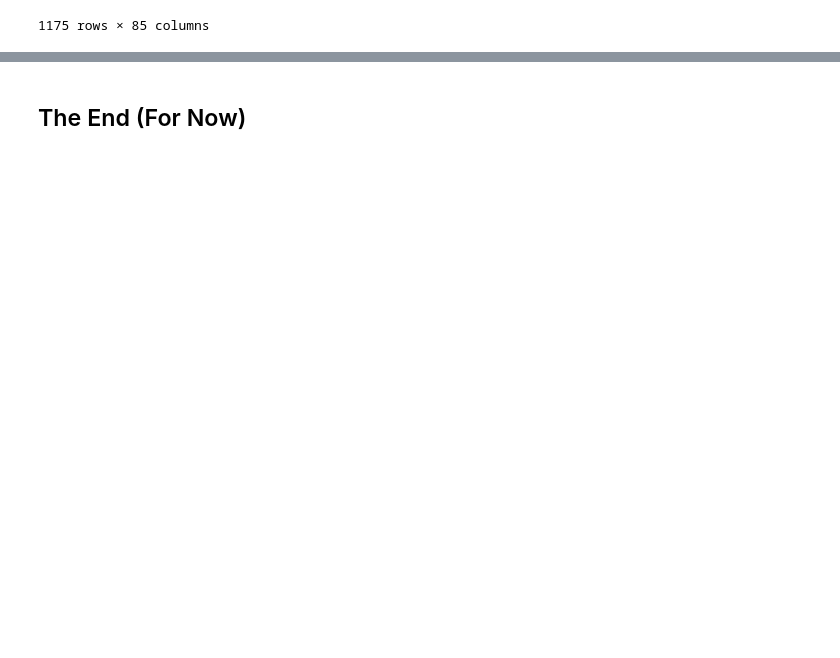
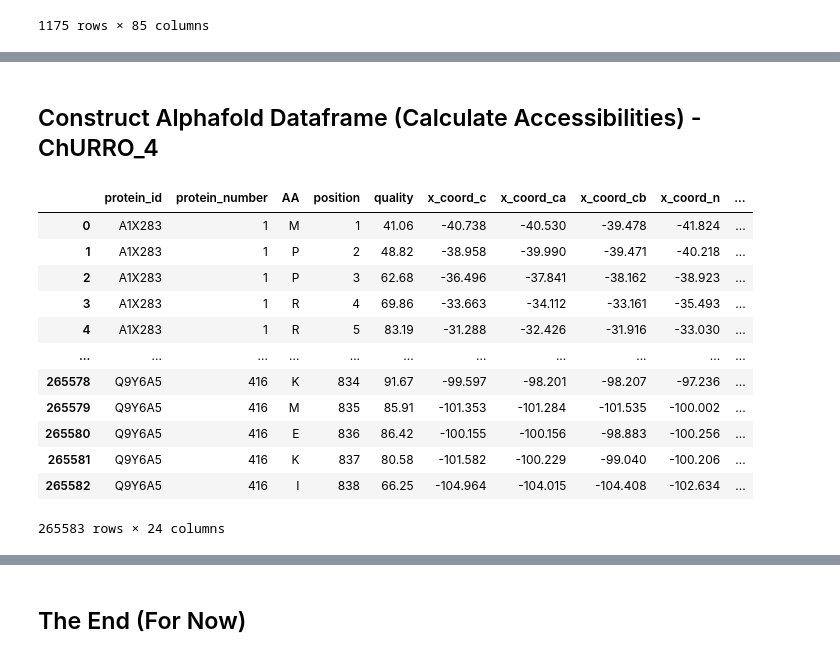
Before and after one commit to ritster/MetML, a Jupyter notebook: ChURRO_revisions/datagen-revisions.ipynb, the cells around one changed output, grey strips where cells are left out. Drawn from its saved outputs; the diff is of its cells as text; code cells hidden in the pictures; blank space fills up the shorter version.

Commit message:
ChURRO_4 steric analyses done

```diff
--- a/ChURRO_revisions/datagen-revisions.ipynb
+++ b/ChURRO_revisions/datagen-revisions.ipynb
@@ -1800,0 +1960,3 @@ peptides_wa
+# %%
+peptides_cs["Methionine Location"] = peptides_cs["Sequence Location"] + peptides_cs["Left Prefix Length"]
+peptides_cs;
@@ -1800,0 +1969,5 @@ peptides_wa
+# %%
+# Compute left/right analysis sequences based on threshold
+peptides_cs[f"Left {analysis_threshold}"] = [A[B-analysis_threshold:B]  if (B - analysis_threshold >= 0) else A[0:B-1] for A, B in zip(peptides_cs["Complete Sequence"], peptides_cs["Methionine Location"])]
+peptides_cs[f"Right {analysis_threshold}"] = [A[B+1:B+1+analysis_threshold] for A, B in zip(peptides_cs["Complete Sequence"], peptides_cs["Methionine Location"])]
+peptides_cs
@@ -1800,0 +1988,8 @@ peptides_wa
+# %%
+# Remove invalid proteins (according to alphafold)
+# 12 invalid peptides as a result -> 2 red, 3 blue, 7 grey
+
+invalid_IDs = ['Q9Y520', 'P46013', 'P78527', 'Q14204', 'P49792']
+display(peptides_cs[peptides_cs["Protein ID"].isin(invalid_IDs)])
+peptides_cs = peptides_cs[~peptides_cs["Protein ID"].isin(invalid_IDs)]
+peptides_cs
@@ -1800,0 +2026,5 @@ peptides_wa
+# %%
+# Set uniprot IDs to use
+unique_uniprotIDs = peptides_cs["Protein ID"].unique()
+print("Unique UniProt IDs: \n" + str(unique_uniprotIDs))
+print("Number of Unique UniProt IDs: " + str(unique_uniprotIDs.size))
@@ -1800,0 +2071,22 @@ peptides_wa
+# %% [markdown]
+## Construct Alphafold Dataframe (Calculate Accessibilities) - ChURRO_4
+# %%
+# Format alphafold data into dataframe
+alphafold_annotation_ChURRO_4 = format_alphafold_data(
+    directory=cif_dir,
+    protein_ids=unique_uniprotIDs)
+alphafold_annotation_ChURRO_4
+# %% [output]
+|  | protein_id | protein_number | AA | position | quality | x_coord_c | x_coord_ca | x_coord_cb | x_coord_n | ... |
+| 0 | A1X283 | 1 | M | 1 | 41.06 | -40.738 | -40.530 | -39.478 | -41.824 | ... |
+| 1 | A1X283 | 1 | P | 2 | 48.82 | -38.958 | -39.990 | -39.471 | -40.218 | ... |
+| 2 | A1X283 | 1 | P | 3 | 62.68 | -36.496 | -37.841 | -38.162 | -38.923 | ... |
+| 3 | A1X283 | 1 | R | 4 | 69.86 | -33.663 | -34.112 | -33.161 | -35.493 | ... |
+| 4 | A1X283 | 1 | R | 5 | 83.19 | -31.288 | -32.426 | -31.916 | -33.030 | ... |
+| ... | ... | ... | ... | ... | ... | ... | ... | ... | ... | ... |
+| 265578 | Q9Y6A5 | 416 | K | 834 | 91.67 | -99.597 | -98.201 | -98.207 | -97.236 | ... |
+| 265579 | Q9Y6A5 | 416 | M | 835 | 85.91 | -101.353 | -101.284 | -101.535 | -100.002 | ... |
+| 265580 | Q9Y6A5 | 416 | E | 836 | 86.42 | -100.155 | -100.156 | -98.883 | -100.256 | ... |
+| 265581 | Q9Y6A5 | 416 | K | 837 | 80.58 | -101.582 | -100.229 | -99.040 | -100.206 | ... |
+| 265582 | Q9Y6A5 | 416 | I | 838 | 66.25 | -104.964 | -104.015 | -104.408 | -102.634 | ... |
+265583 rows × 24 columns
```
Also changed, not shown: parts of 61 cells of this notebook, 18 other files.
